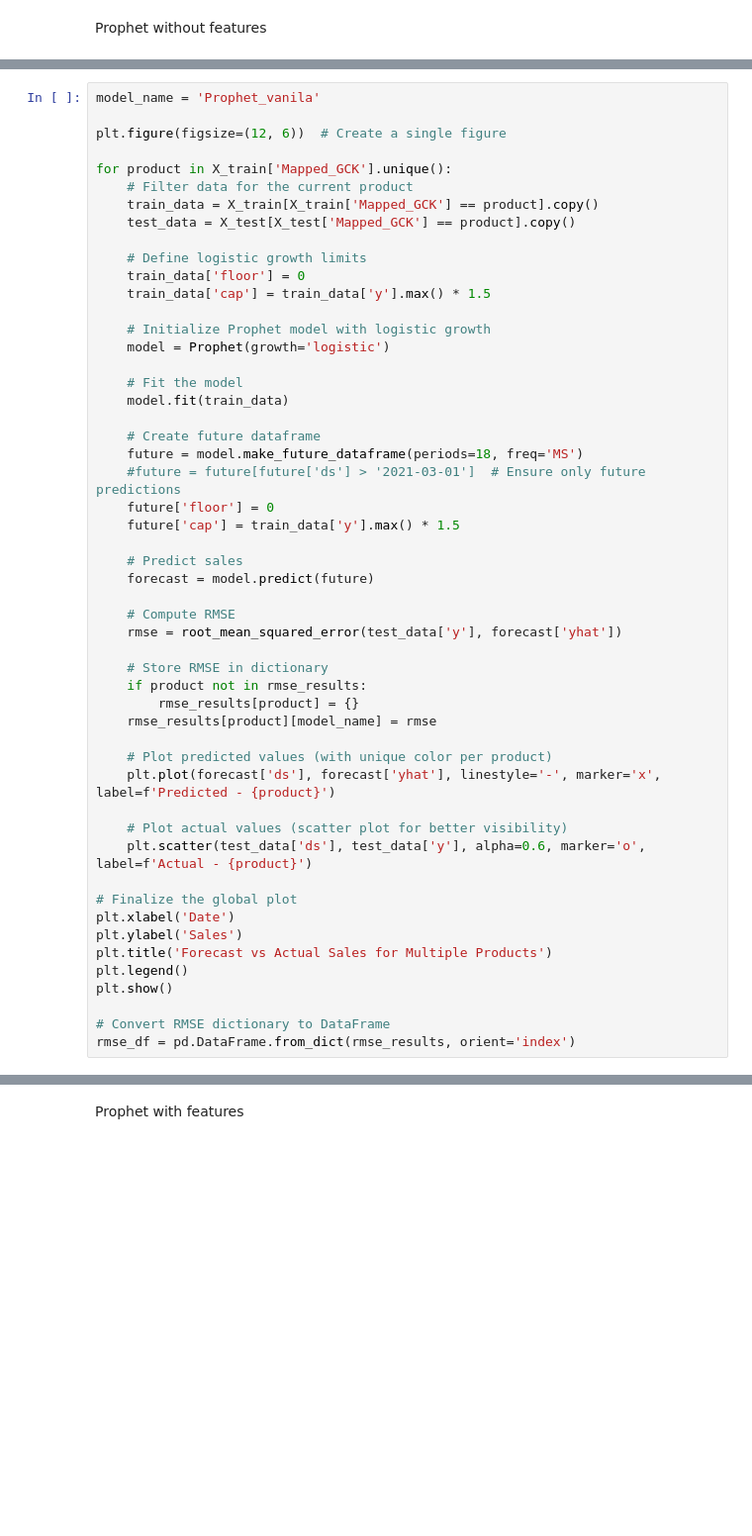
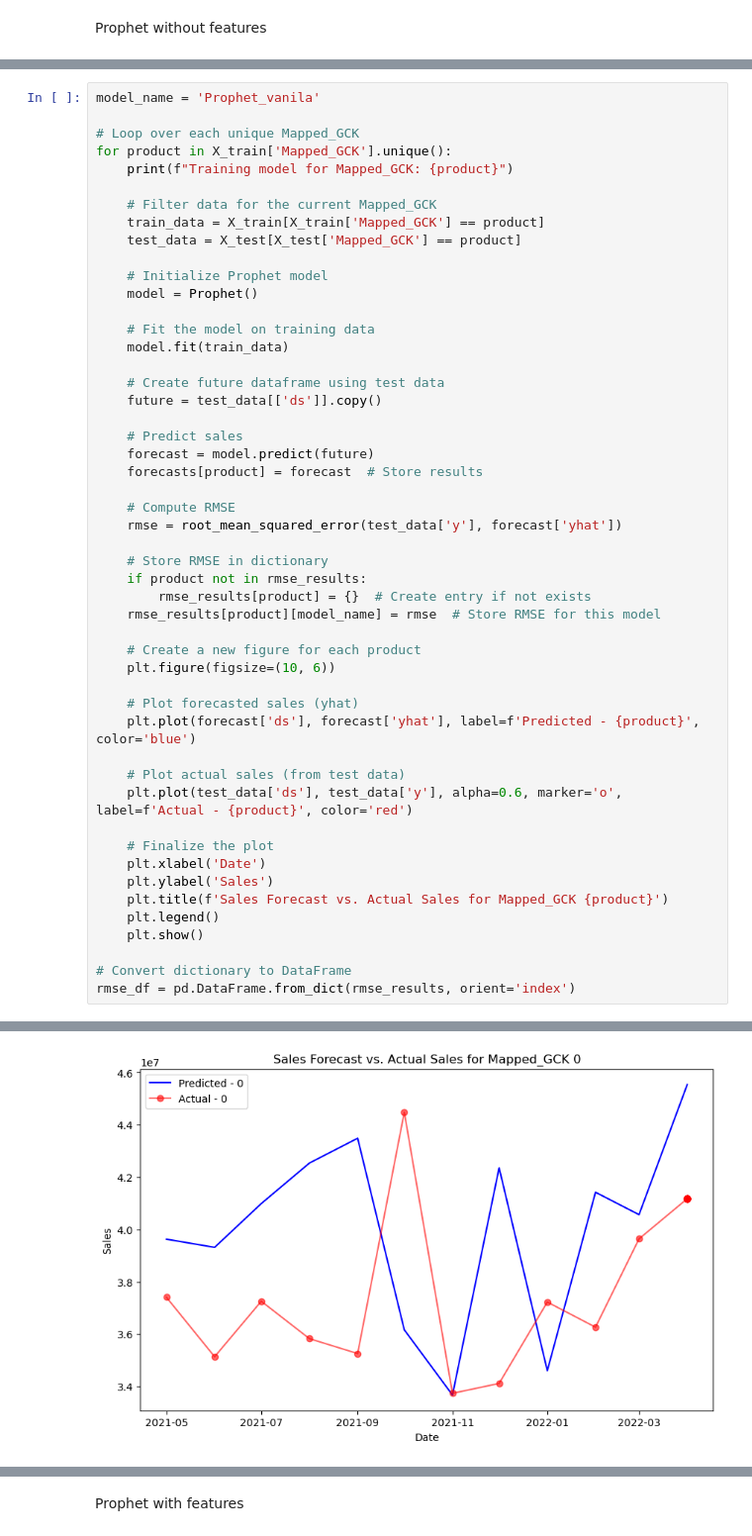
Before and after one commit to RubenCMarques/Case-2--Siemens-Sales-Forecast, a Jupyter notebook: Notebooks/Ruben_wks.ipynb, the cells around one changed output, grey strips where cells are left out. Shown at 99% size. Drawn from its saved outputs; the diff is of its cells as text; blank space fills up the shorter version.

```diff
--- a/Notebooks/Ruben_wks.ipynb
+++ b/Notebooks/Ruben_wks.ipynb
@@ -209,53 +228,51 @@ Prophet without features
 # %%
 model_name = 'Prophet_vanila'
 
-plt.figure(figsize=(12, 6))  # Create a single figure
+# Loop over each unique Mapped_GCK
+for product in X_train['Mapped_GCK'].unique():
+    print(f"Training model for Mapped_GCK: {product}")
 
-for product in X_train['Mapped_GCK'].unique():
-    # Filter data for the current product
-    train_data = X_train[X_train['Mapped_GCK'] == product].copy()
-    test_data = X_test[X_test['Mapped_GCK'] == product].copy()
+    # Filter data for the current Mapped_GCK
+    train_data = X_train[X_train['Mapped_GCK'] == product]
+    test_data = X_test[X_test['Mapped_GCK'] == product]
 
-    # Define logistic growth limits
-    train_data['floor'] = 0
-    train_data['cap'] = train_data['y'].max() * 1.5
+    # Initialize Prophet model
+    model = Prophet()
 
-    # Initialize Prophet model with logistic growth
-    model = Prophet(growth='logistic')
-
-    # Fit the model
+    # Fit the model on training data
     model.fit(train_data)
 
-    # Create future dataframe
-    future = model.make_future_dataframe(periods=18, freq='MS')
-    #future = future[future['ds'] > '2021-03-01']  # Ensure only future predictions
-    future['floor'] = 0
-    future['cap'] = train_data['y'].max() * 1.5
+    # Create future dataframe using test data
+    future = test_data[['ds']].copy()
 
     # Predict sales
     forecast = model.predict(future)
+    forecasts[product] = forecast  # Store results
 
     # Compute RMSE
     rmse = root_mean_squared_error(test_data['y'], forecast['yhat'])
 
     # Store RMSE in dictionary
     if product not in rmse_results:
-        rmse_results[product] = {}
-    rmse_results[product][model_name] = rmse
+        rmse_results[product] = {}  # Create entry if not exists
+    rmse_results[product][model_name] = rmse  # Store RMSE for this model
 
-    # Plot predicted values (with unique color per product)
-    plt.plot(forecast['ds'], forecast['yhat'], linestyle='-', marker='x', label=f'Predicted - {product}')
+    # Create a new figure for each product
+    plt.figure(figsize=(10, 6))
 
-    # Plot actual values (scatter plot for better visibility)
-    plt.scatter(test_data['ds'], test_data['y'], alpha=0.6, marker='o', label=f'Actual - {product}')
+    # Plot forecasted sales (yhat)
+    plt.plot(forecast['ds'], forecast['yhat'], label=f'Predicted - {product}', color='blue')
 
-# Finalize the global plot
-plt.xlabel('Date')
-plt.ylabel('Sales')
-plt.title('Forecast vs Actual Sales for Multiple Products')
-plt.legend()
-plt.show()
+    # Plot actual sales (from test data)
+    plt.plot(test_data['ds'], test_data['y'], alpha=0.6, marker='o', label=f'Actual - {product}', color='red')
 
-# Convert RMSE dictionary to DataFrame
+    # Finalize the plot
+    plt.xlabel('Date')
+    plt.ylabel('Sales')
+    plt.title(f'Sales Forecast vs. Actual Sales for Mapped_GCK {product}')
+    plt.legend()
+    plt.show()
+
+# Convert dictionary to DataFrame
 rmse_df = pd.DataFrame.from_dict(rmse_results, orient='index')
 # %% [output]
@@ -264,0 +282 @@ ValueError: Found input variables with inconsistent numbers of samples: [12, 49]
+[figure, added]
```
Also changed, not shown: parts of 43 cells of this notebook.
